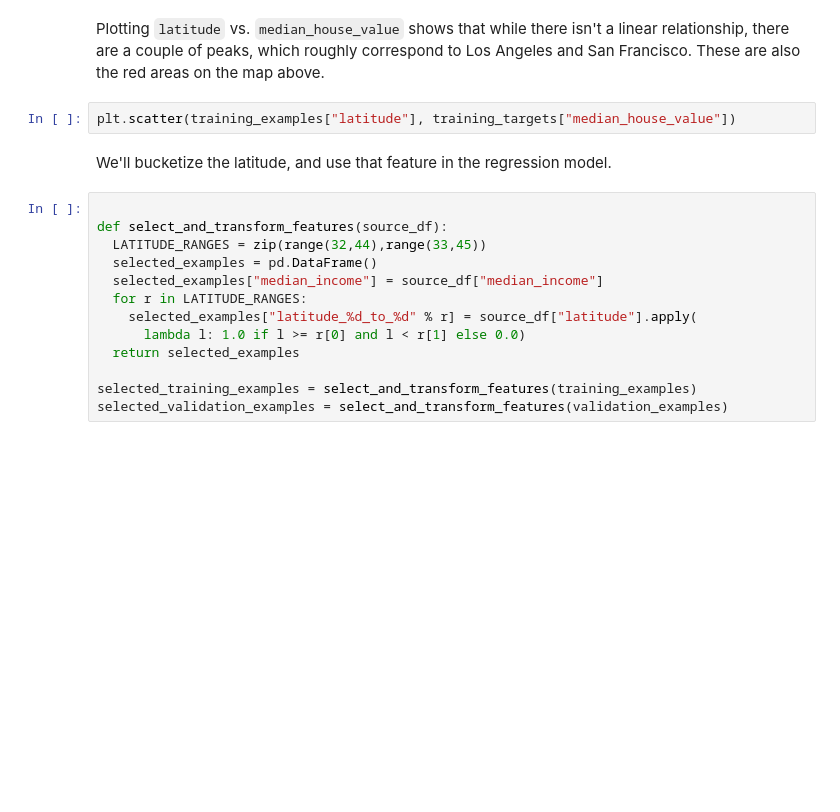
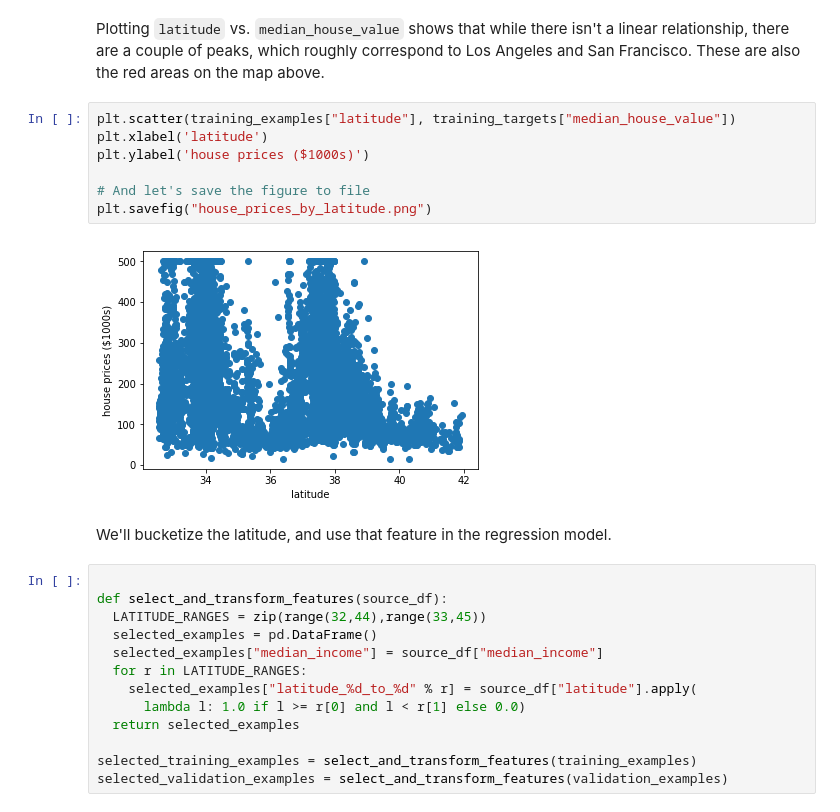
Before and after one commit to dotmesh-io/demos, a Jupyter notebook: house-prices-tf/jupytercon/dotscience_tensorflow_jupytercon_demo.ipynb, the cells around one changed output. Drawn from its saved outputs; the diff is of its cells as text; blank space fills up the shorter version.

```diff
--- a/house-prices-tf/jupytercon/dotscience_tensorflow_jupytercon_demo.ipynb
+++ b/house-prices-tf/jupytercon/dotscience_tensorflow_jupytercon_demo.ipynb
@@ -293,7 +362,14 @@ _ = plt.plot()
 # %% [markdown]
 Plotting `latitude` vs. `median_house_value` shows that while there isn't a linear relationship, there are a couple of peaks, which roughly correspond to Los Angeles and San Francisco. These are also the red areas on the map above.
-# %%
-plt.scatter(training_examples["latitude"], training_targets["median_house_value"])
+# %%
+plt.scatter(training_examples["latitude"], training_targets["median_house_value"])
+plt.xlabel('latitude')
+plt.ylabel('house prices ($1000s)')
+
+# And let's save the figure to file
+plt.savefig("house_prices_by_latitude.png")
+# %% [output]
+[figure, added]
 # %% [markdown]
 We'll bucketize the latitude, and use that feature in the regression model.
 # %%
```
Also changed, not shown: parts of 10 cells of this notebook.
